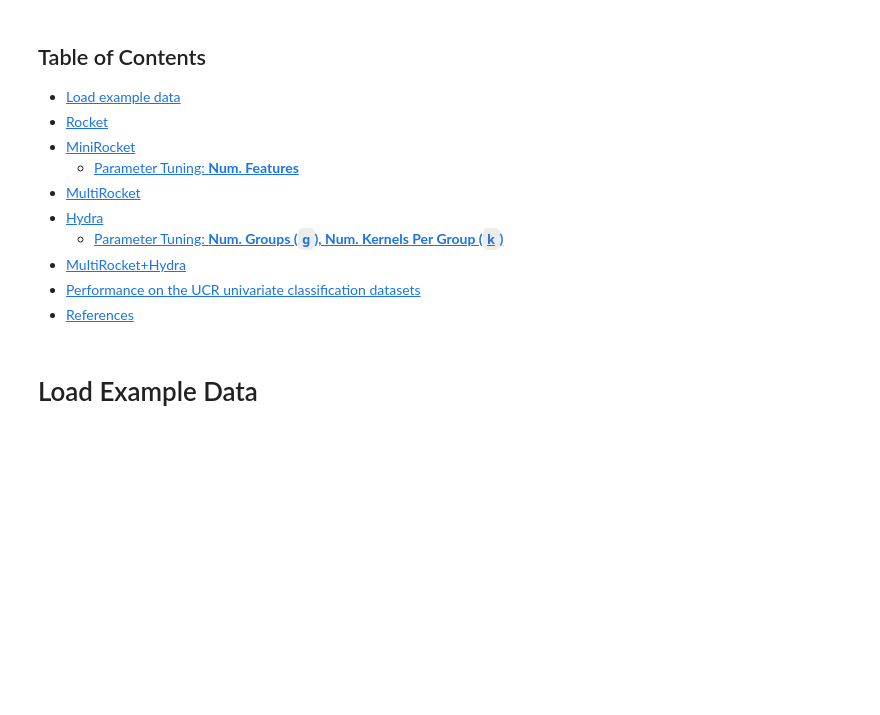
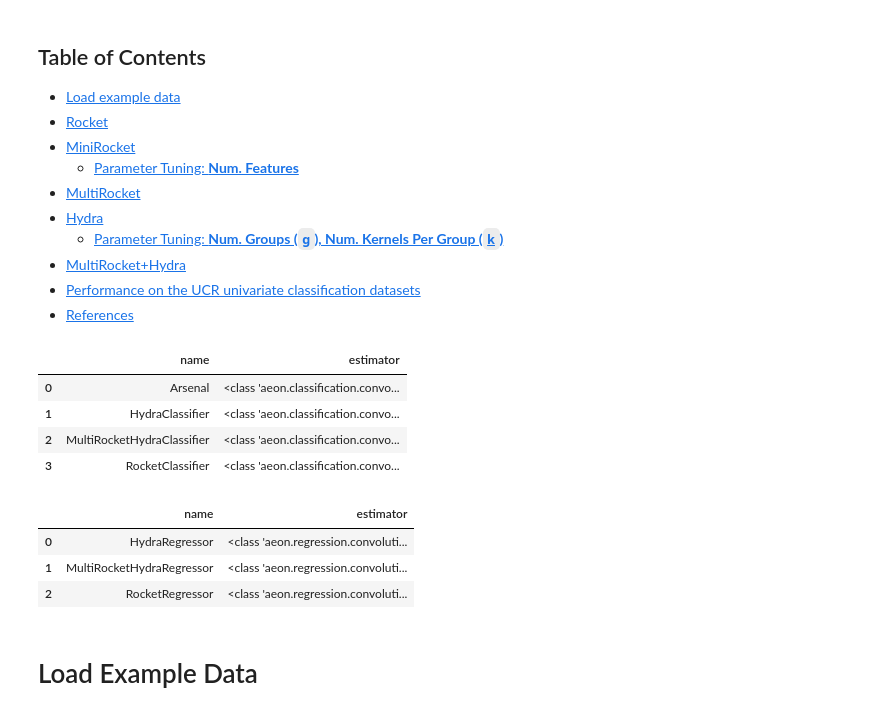
Before and after one commit to aeon-toolkit/aeon-tutorials, a Jupyter notebook: KDD-2024/Notebooks/part3_convolution_based.ipynb, the cells around one changed output. Saved outputs shown, nothing was run; the diff lists cells and outputs as text; code cells hidden in the pictures; blank space fills up the shorter version.

Commit message:
convolution notebook

```diff
--- a/KDD-2024/Notebooks/part3_convolution_based.ipynb
+++ b/KDD-2024/Notebooks/part3_convolution_based.ipynb
@@ -24,10 +24,29 @@ This notebook mostly focuses on classification as this is the learning task thes
 # %%
 # There are some deprecation warnings present in the notebook, we will ignore them.
 # Remove this cell if you are interested in finding out what is changing soon, for
 # aeon there will be big changes in out v1.0.0 release!
 import warnings
 
 warnings.filterwarnings("ignore", category=FutureWarning)
+from aeon.registry import all_estimators
+all_estimators(
+    "classifier", filter_tags={"algorithm_type": "convolution"}, as_dataframe=True
+)
+# %% [output]
+|  | name | estimator |
+| 0 | Arsenal | <class 'aeon.classification.convo... |
+| 1 | HydraClassifier | <class 'aeon.classification.convo... |
+| 2 | MultiRocketHydraClassifier | <class 'aeon.classification.convo... |
+| 3 | RocketClassifier | <class 'aeon.classification.convo... |
+# %%
+all_estimators(
+    "regressor", filter_tags={"algorithm_type": "convolution"}, as_dataframe=True
+)
+# %% [output]
+|  | name | estimator |
+| 0 | HydraRegressor | <class 'aeon.regression.convoluti... |
+| 1 | MultiRocketHydraRegressor | <class 'aeon.regression.convoluti... |
+| 2 | RocketRegressor | <class 'aeon.regression.convoluti... |
 # %% [markdown]
 # Load Example Data <a id='load-data'></a>
 # %%
```
Also changed, not shown: parts of 1 cell of this notebook, 2 other files.
